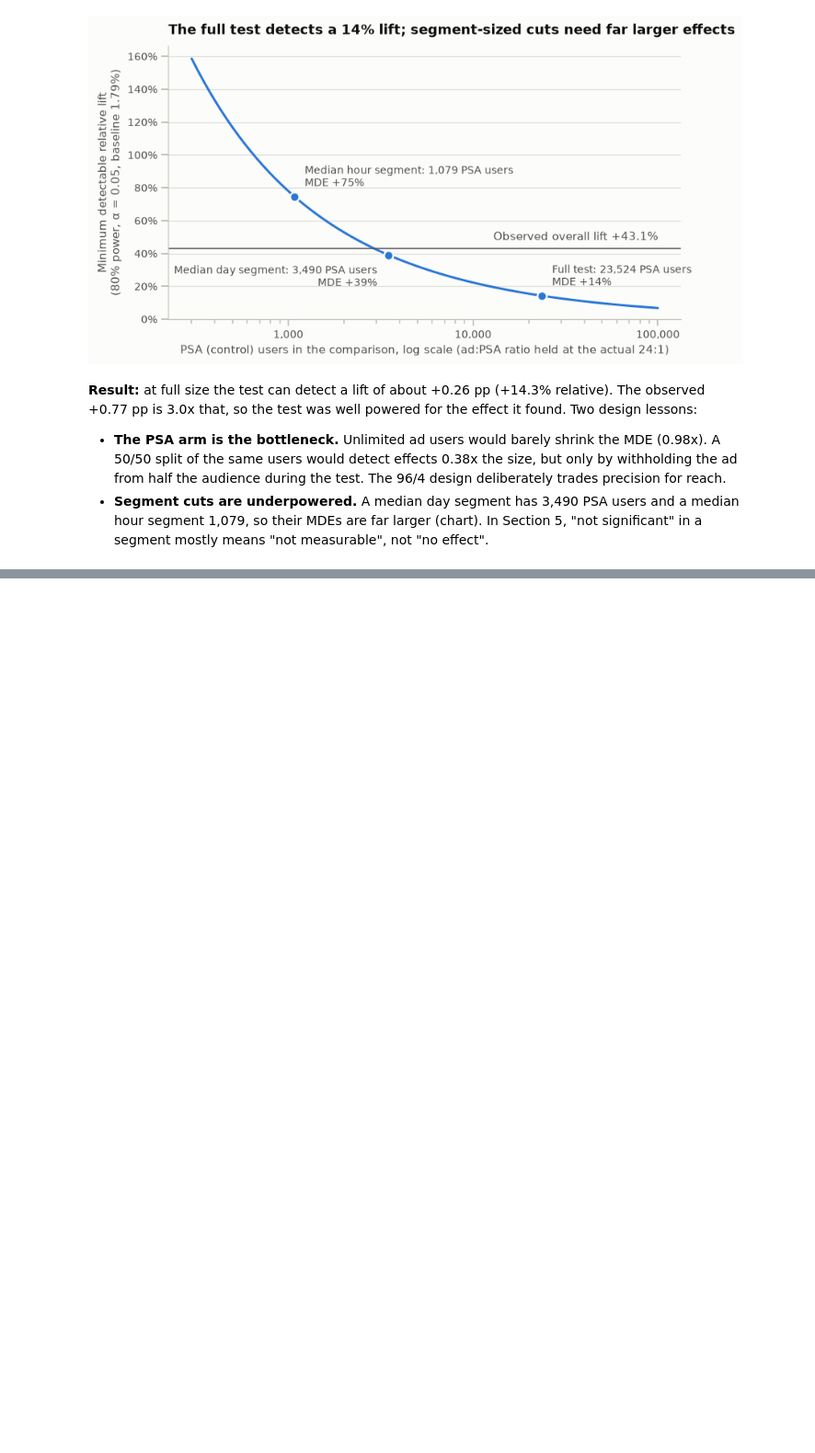
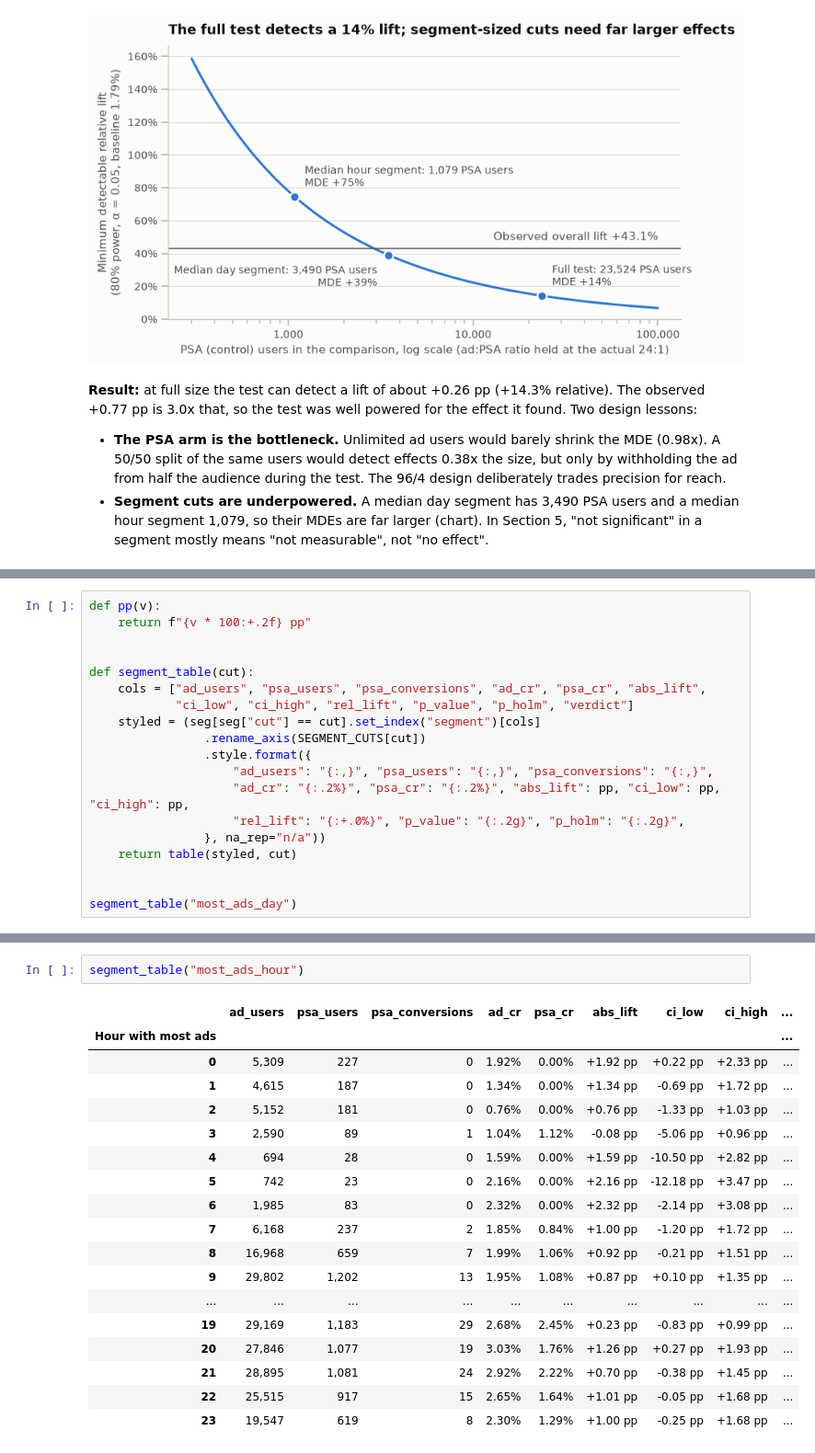
Before and after one commit to NidheeshK7/ab-test-ad-effectiveness, a Jupyter notebook: analysis.ipynb, the cells around one changed output, grey strips where cells are left out. Shown at 92% size. Cells and saved outputs as stored; diff of their text form; blank space fills up the shorter version.

```diff
--- a/analysis.ipynb
+++ b/analysis.ipynb
@@ -436,0 +521,19 @@ Median hour segment: 1,079 PSA users -> MDE +75% relative
+# %%
+def pp(v):
+    return f"{v * 100:+.2f} pp"
+
+
+def segment_table(cut):
+    cols = ["ad_users", "psa_users", "psa_conversions", "ad_cr", "psa_cr", "abs_lift",
+            "ci_low", "ci_high", "rel_lift", "p_value", "p_holm", "verdict"]
+    styled = (seg[seg["cut"] == cut].set_index("segment")[cols]
+                .rename_axis(SEGMENT_CUTS[cut])
+                .style.format({
+                    "ad_users": "{:,}", "psa_users": "{:,}", "psa_conversions": "{:,}",
+                    "ad_cr": "{:.2%}", "psa_cr": "{:.2%}", "abs_lift": pp, "ci_low": pp, "ci_high": pp,
+                    "rel_lift": "{:+.0%}", "p_value": "{:.2g}", "p_holm": "{:.2g}",
+                }, na_rep="n/a"))
+    return table(styled, cut)
+
+
+segment_table("most_ads_day")
@@ -436,0 +550,21 @@ Median hour segment: 1,079 PSA users -> MDE +75% relative
+# %%
+segment_table("most_ads_hour")
+# %% [output]
+|  | ad_users | psa_users | psa_conversions | ad_cr | psa_cr | abs_lift | ci_low | ci_high | ... |
+| Hour with most ads |  |  |  |  |  |  |  |  | ... |
+| 0 | 5,309 | 227 | 0 | 1.92% | 0.00% | +1.92 pp | +0.22 pp | +2.33 pp | ... |
+| 1 | 4,615 | 187 | 0 | 1.34% | 0.00% | +1.34 pp | -0.69 pp | +1.72 pp | ... |
+| 2 | 5,152 | 181 | 0 | 0.76% | 0.00% | +0.76 pp | -1.33 pp | +1.03 pp | ... |
+| 3 | 2,590 | 89 | 1 | 1.04% | 1.12% | -0.08 pp | -5.06 pp | +0.96 pp | ... |
+| 4 | 694 | 28 | 0 | 1.59% | 0.00% | +1.59 pp | -10.50 pp | +2.82 pp | ... |
+| 5 | 742 | 23 | 0 | 2.16% | 0.00% | +2.16 pp | -12.18 pp | +3.47 pp | ... |
+| 6 | 1,985 | 83 | 0 | 2.32% | 0.00% | +2.32 pp | -2.14 pp | +3.08 pp | ... |
+| 7 | 6,168 | 237 | 2 | 1.85% | 0.84% | +1.00 pp | -1.20 pp | +1.72 pp | ... |
+| 8 | 16,968 | 659 | 7 | 1.99% | 1.06% | +0.92 pp | -0.21 pp | +1.51 pp | ... |
+| 9 | 29,802 | 1,202 | 13 | 1.95% | 1.08% | +0.87 pp | +0.10 pp | +1.35 pp | ... |
+| ... | ... | ... | ... | ... | ... | ... | ... | ... | ... |
+| 19 | 29,169 | 1,183 | 29 | 2.68% | 2.45% | +0.23 pp | -0.83 pp | +0.99 pp | ... |
+| 20 | 27,846 | 1,077 | 19 | 3.03% | 1.76% | +1.26 pp | +0.27 pp | +1.93 pp | ... |
+| 21 | 28,895 | 1,081 | 24 | 2.92% | 2.22% | +0.70 pp | -0.38 pp | +1.45 pp | ... |
+| 22 | 25,515 | 917 | 15 | 2.65% | 1.64% | +1.01 pp | -0.05 pp | +1.68 pp | ... |
+| 23 | 19,547 | 619 | 8 | 2.30% | 1.29% | +1.00 pp | -0.25 pp | +1.68 pp | ... |
```
Also changed, not shown: parts of 9 cells of this notebook, 2 other files.
